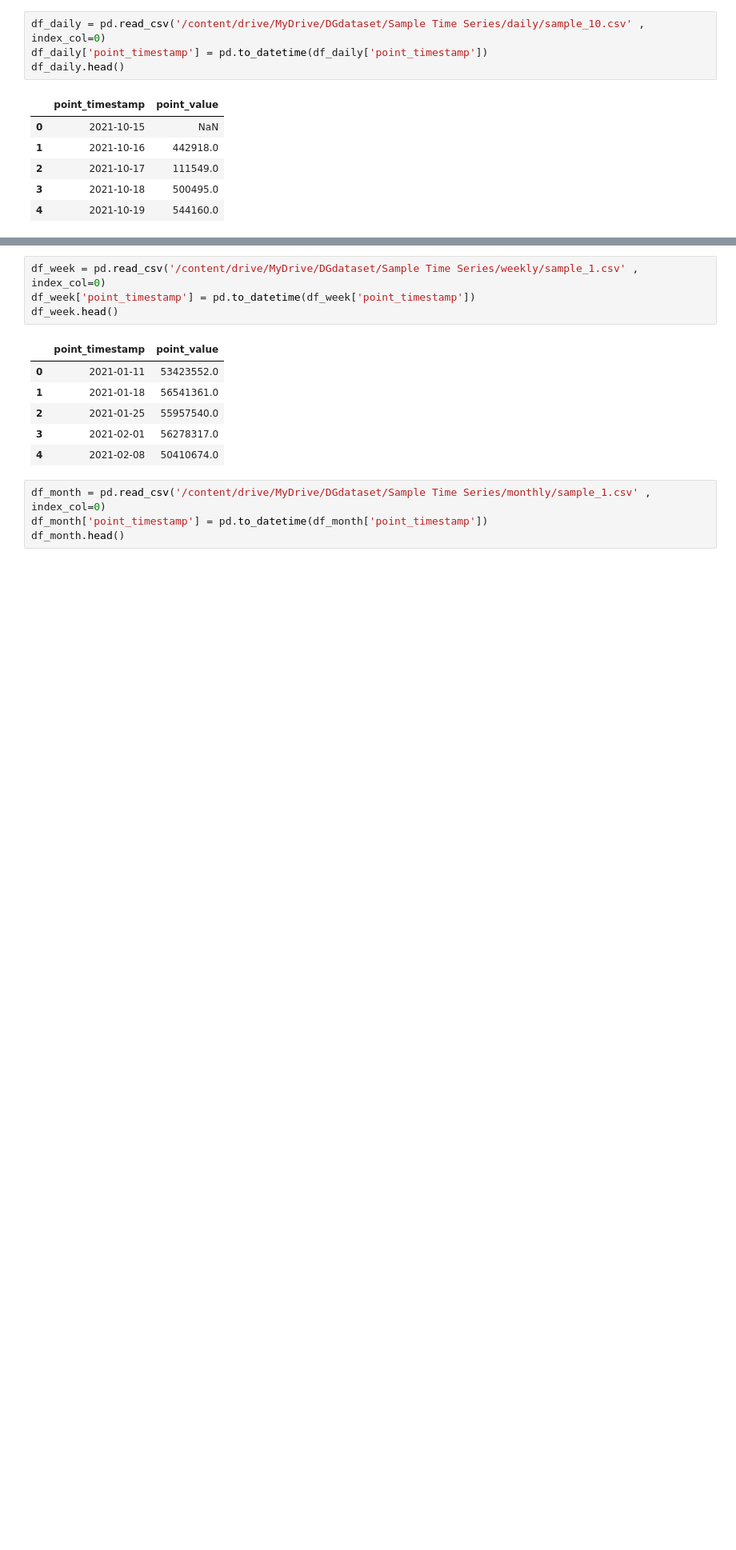
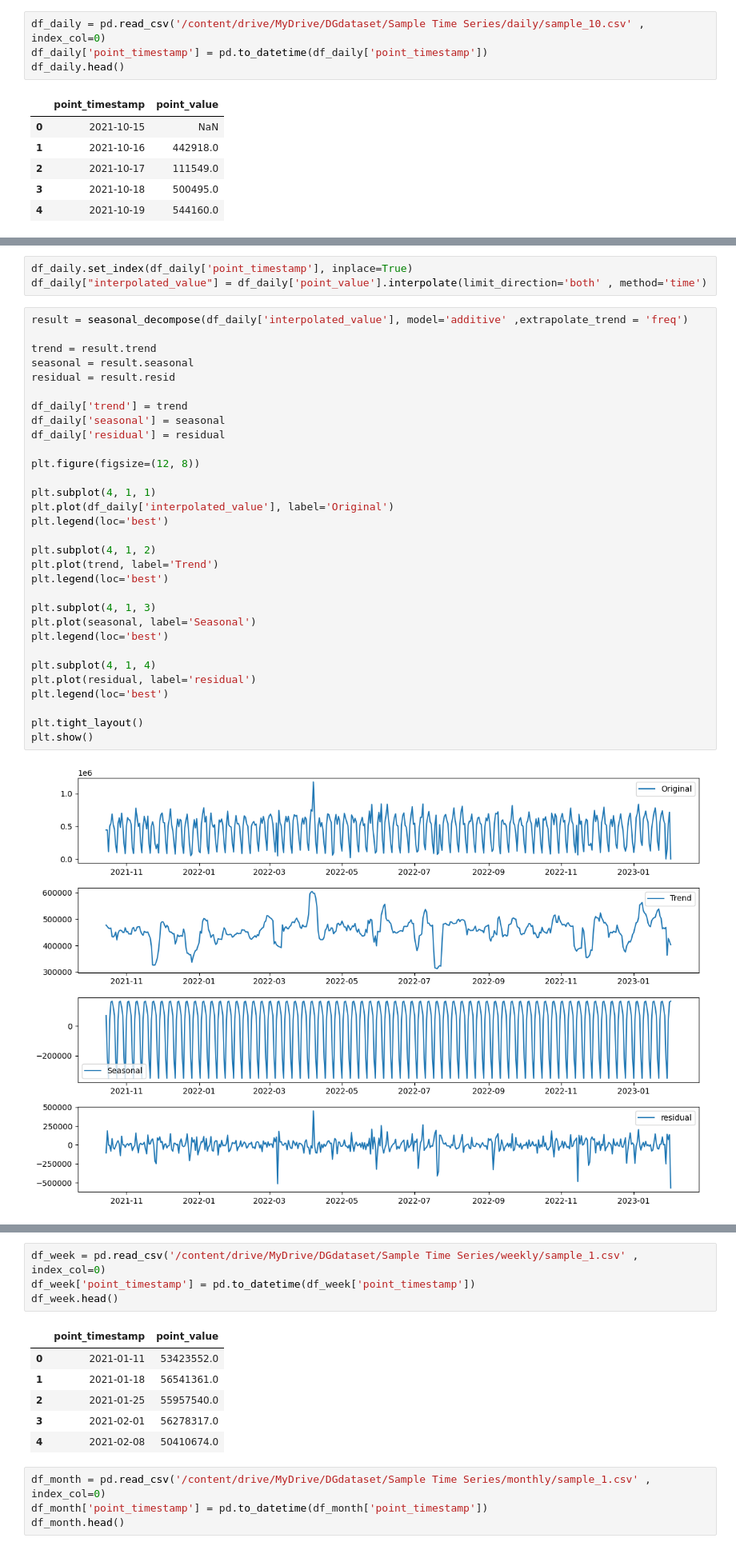
Before and after one commit to mathanamathav/DataGenie-Hackathon-2023-p1, a Jupyter notebook: NoteBooks/Brain_stromming_hack.ipynb, the cells around one changed output, grey strips where cells are left out. Shown: that part at 80% size. Saved outputs shown, nothing was run; the diff lists cells and outputs as text; blank space fills up the shorter version.

Commit message:
eda for daily data

```diff
--- a/NoteBooks/Brain_stromming_hack.ipynb
+++ b/NoteBooks/Brain_stromming_hack.ipynb
@@ -53,0 +65,36 @@ memory usage: 17.5 KB
+# %%
+df_daily.set_index(df_daily['point_timestamp'], inplace=True)
+df_daily["interpolated_value"] = df_daily['point_value'].interpolate(limit_direction='both' , method='time')
+# %%
+result = seasonal_decompose(df_daily['interpolated_value'], model='additive' ,extrapolate_trend = 'freq')
+
+trend = result.trend
+seasonal = result.seasonal
+residual = result.resid
+
+df_daily['trend'] = trend
+df_daily['seasonal'] = seasonal
+df_daily['residual'] = residual
+
+plt.figure(figsize=(12, 8))
+
+plt.subplot(4, 1, 1)
+plt.plot(df_daily['interpolated_value'], label='Original')
+plt.legend(loc='best')
+
+plt.subplot(4, 1, 2)
+plt.plot(trend, label='Trend')
+plt.legend(loc='best')
+
+plt.subplot(4, 1, 3)
+plt.plot(seasonal, label='Seasonal')
+plt.legend(loc='best')
+
+plt.subplot(4, 1, 4)
+plt.plot(residual, label='residual')
+plt.legend(loc='best')
+
+plt.tight_layout()
+plt.show()
+# %% [output]
+[figure, added]
```
Also changed, not shown: parts of 16 cells of this notebook.
